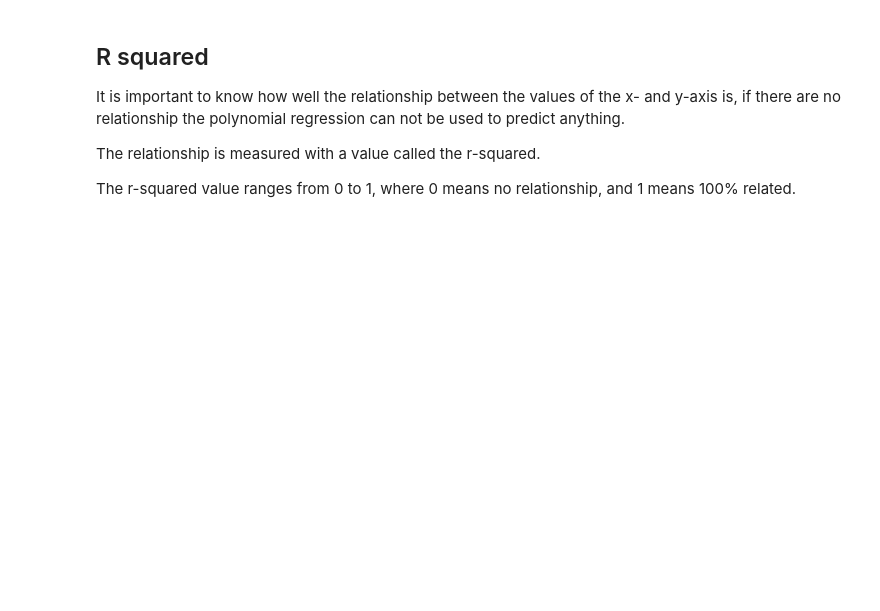
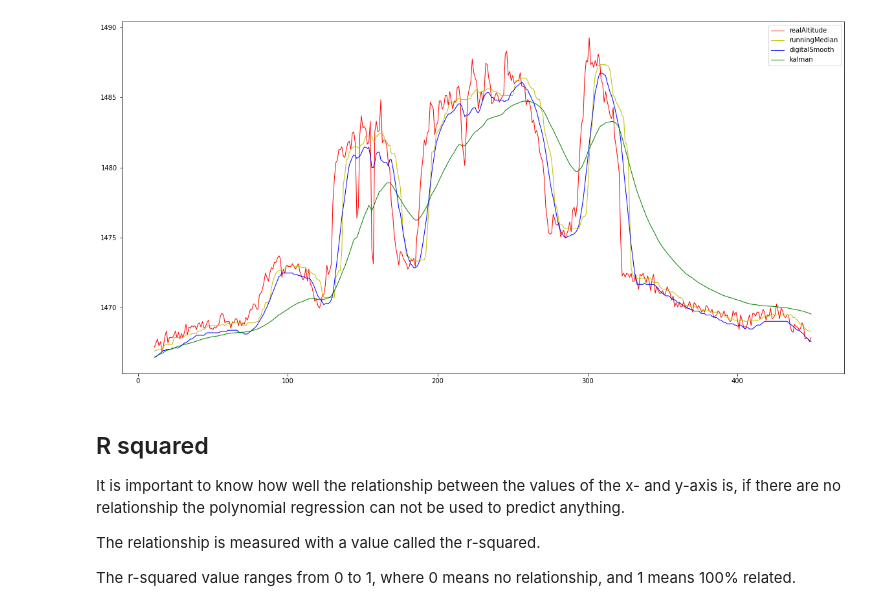
Before and after one commit to nakujaproject/BMPdata, a Jupyter notebook: Src/Notebooks/correlationAnalysis.ipynb, the cells around one changed output. Saved outputs shown, nothing was run; the diff lists cells and outputs as text; code cells hidden in the pictures; blank space fills up the shorter version.

```diff
--- a/Src/Notebooks/correlationAnalysis.ipynb
+++ b/Src/Notebooks/correlationAnalysis.ipynb
@@ -40,3 +65,20 @@ plt.show()
+# %%
+df.drop("exponentialFilter", inplace=True, axis=1)
+df.drop("movingAveragew3", inplace=True, axis=1)
+df.drop("movingAveragew2", inplace=True, axis=1)
+df.drop("movingAveragew1", inplace=True, axis=1)
+# %%
+df = df.iloc[11:]
+# %%
+plt.figure(figsize=(20, 10))
+plt.plot(df.index, df['realAltitude'],  linewidth=1, color="r", label="realAltitude")
+plt.plot(df.index, df['runningMedian'],  linewidth=1, color="y", label="runningMedian")
+plt.plot(df.index, df['digitalSmooth'],  linewidth=1, color="b", label="digitalSmooth")
+plt.plot(df.index, df['kalman'],  linewidth=1, color="g", label="kalman")
+plt.legend()
+plt.show()
+# %% [output]
+[figure, added]
 # %% [markdown]
 ## R squared
 It is important to know how well the relationship between the values of the x- and y-axis is, if there are no relationship the polynomial regression can not be used to predict anything.
```
Also changed, not shown: parts of 13 cells of this notebook.
